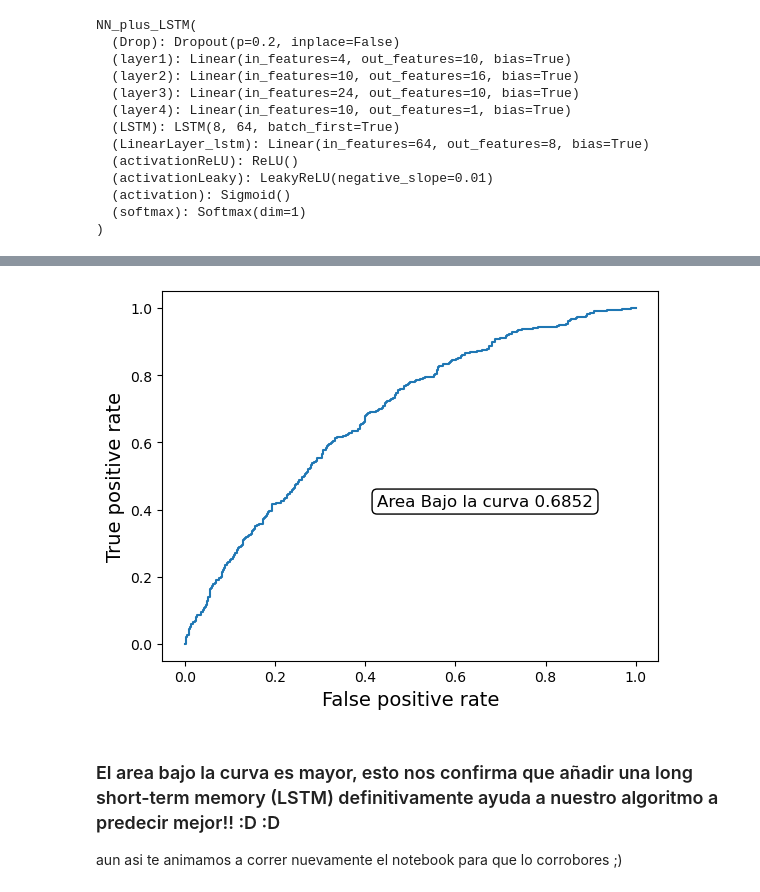
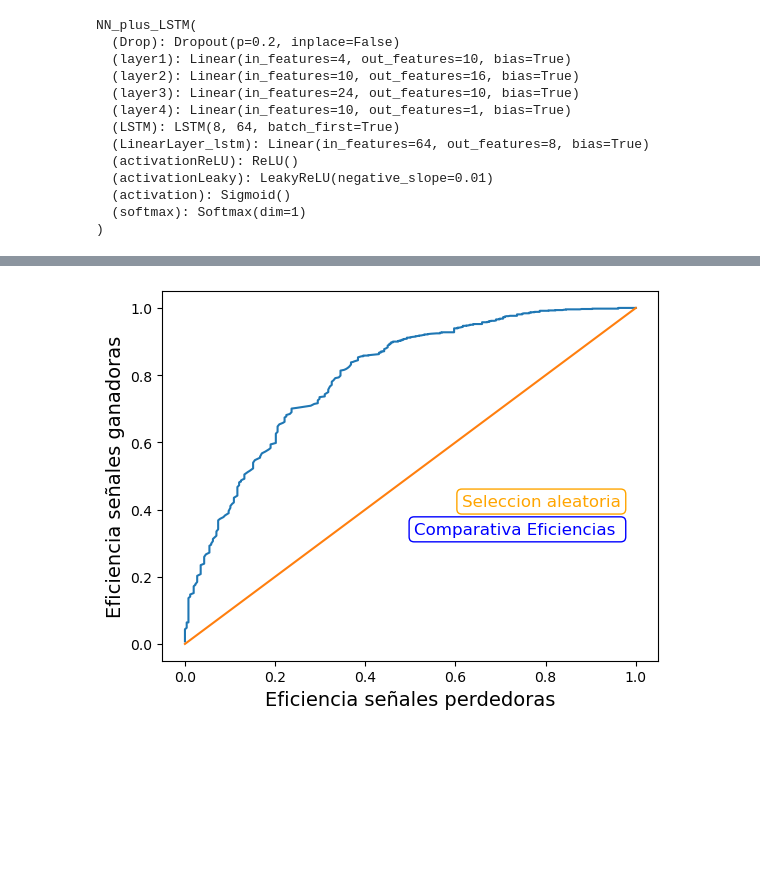
Before and after one commit to andreyvinasco/Hackaton_LACONGA_Analisis_mercado, a Jupyter notebook: entrenamiento.ipynb, the cells around one changed output, grey strips where cells are left out. Saved outputs shown, nothing was run; the diff lists cells and outputs as text; code cells hidden in the pictures; blank space fills up the shorter version.

```diff
--- a/entrenamiento.ipynb
+++ b/entrenamiento.ipynb
@@ -25,22 +23,0 @@ obtainDay_data(symbol, "MSFT_daily")
-# %%
-'''
-#url = 'https://www.alphavantage.co/query?function=TIME_SERIES_DAILY&symbol='+symbol+'&outputsize=full&apikey=FUU1SOYI000781S9'
-r = requests.get(url)
-data = r.json()
-
-fileExport="WTI_daily"
-
-rawData = pd.DataFrame(data)
-rawData.to_csv(fileExport, sep=',')
-
-rawData=rawData[7:]
-
-priceandvolume=pd.DataFrame()
-
-priceandvolume['High']=[d.get('2. high') for d in rawData['Time Series (Daily)']]
-priceandvolume['Low']=[d.get('3. low') for d in rawData['Time Series (Daily)']]
-priceandvolume['Close']=[d.get('4. close') for d in rawData['Time Series (Daily)']]
-priceandvolume['Volume']=[d.get('5. volume') for d in rawData['Time Series (Daily)']]
-
-priceandvolume.to_csv('Data'+symbol+'daily'+'.csv', sep=';', index=False)
-'''
@@ -867,21 +824,20 @@ plt.show()
-# %%
-from sklearn.metrics import roc_curve, roc_auc_score
-
-fpr, tpr, thresholds = roc_curve(labels_test, nodes_out )
-fig, ax = plt.subplots()
-
-ax.plot(fpr, tpr)
-roc_auc = roc_auc_score(labels_test, nodes_out )
-ax.annotate(f'Area Bajo la curva {roc_auc:.4f}' , xy=(310, 120), xycoords='axes points',
-            size=12, ha='right', va='top',
-            bbox=dict(boxstyle='round', fc='w'))
-plt.xlabel("False positive rate", size=14)
-plt.ylabel("True positive rate", size=14)
-plt.savefig('roc_curve.png')
-plt.show()
-# %% [output]
-[figure, removed]
-# %% [markdown]
-### El area bajo la curva es mayor, esto nos confirma que añadir una long short-term memory (LSTM) definitivamente ayuda a nuestro algoritmo a predecir mejor!! :D :D
-
-aun asi te animamos a correr nuevamente el notebook para que lo corrobores ;)
+# %%
+import matplotlib.pyplot as plt
+ROC_malas = VecROC(hist_malas[0])
+ROC_buenas = VecROC(hist_buenas[0])
+fig, ax = plt.subplots()
+ax.plot(ROC_buenas[0:], ROC_malas[0:])
+ax.plot([0.0, 1.0], [0.0, 1.0])
+plt.xlabel("Eficiencia señales perdedoras", size=14)
+plt.ylabel("Eficiencia señales ganadoras", size=14)
+ax.annotate('Comparativa Eficiencias ' , xy=(330, 100), xycoords='axes points',
+            size=12, ha='right', va='top', color="blue",
+            bbox=dict(boxstyle='round', fc='w', color="blue"))
+ax.annotate('Seleccion aleatoria' , xy=(330, 120), xycoords='axes points',
+            size=12, ha='right', va='top', color="orange",
+            bbox=dict(boxstyle='round', fc='w', color="orange"))
+#plt.axvline(x = 0.5, color = 'green')
+#plt.axhline(y = 0.85, color = 'black')
+plt.show()
+# %% [output]
+[figure, added]
```
Also changed, not shown: parts of 26 cells of this notebook.
